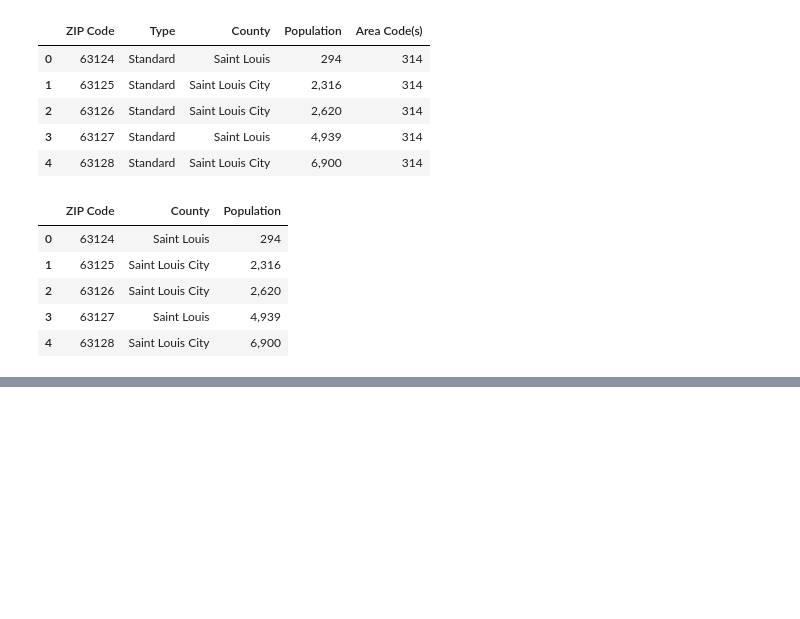
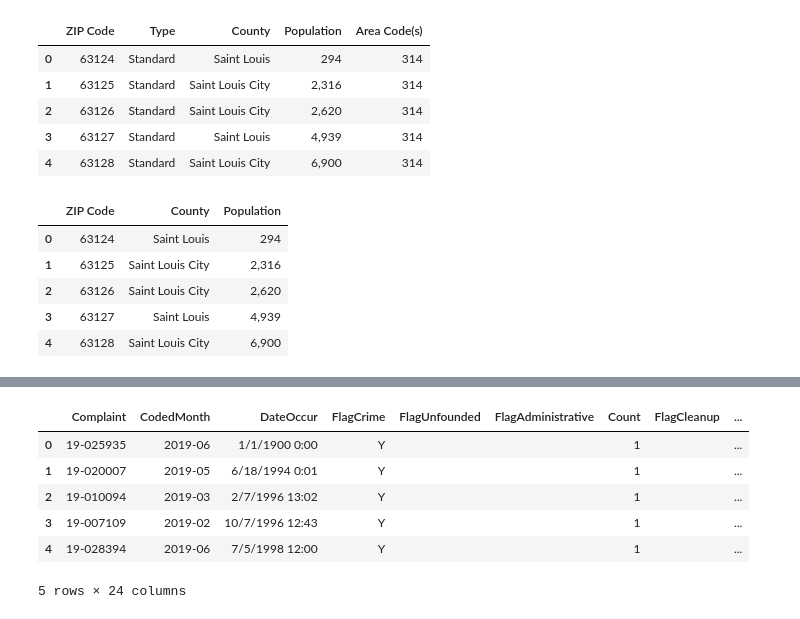
Before and after one commit to lonnykramer/project_one, a Jupyter notebook: project_code/liquor_store_project.ipynb, the cells around one changed output, grey strips where cells are left out. Cells and saved outputs as stored; diff of their text form; code cells hidden in the pictures; blank space fills up the shorter version.

```diff
--- a/project_code/liquor_store_project.ipynb
+++ b/project_code/liquor_store_project.ipynb
@@ -55,0 +102,13 @@ Name: ZIP Code, dtype: int64
+# %%
+crime_zip = "crime_data/complete_file.csv"
+
+crime_zip_df = pd.read_csv(crime_zip)
+crime_zip_df.head()
+# %% [output]
+|  | Complaint | CodedMonth | DateOccur | FlagCrime | FlagUnfounded | FlagAdministrative | Count | FlagCleanup | ... |
+| 0 | 19-025935 | 2019-06 | 1/1/1900 0:00 | Y |  |  | 1 |  | ... |
+| 1 | 19-020007 | 2019-05 | 6/18/1994 0:01 | Y |  |  | 1 |  | ... |
+| 2 | 19-010094 | 2019-03 | 2/7/1996 13:02 | Y |  |  | 1 |  | ... |
+| 3 | 19-007109 | 2019-02 | 10/7/1996 12:43 | Y |  |  | 1 |  | ... |
+| 4 | 19-028394 | 2019-06 | 7/5/1998 12:00 | Y |  |  | 1 |  | ... |
+5 rows × 24 columns
```
Also changed, not shown: parts of 8 cells of this notebook.
